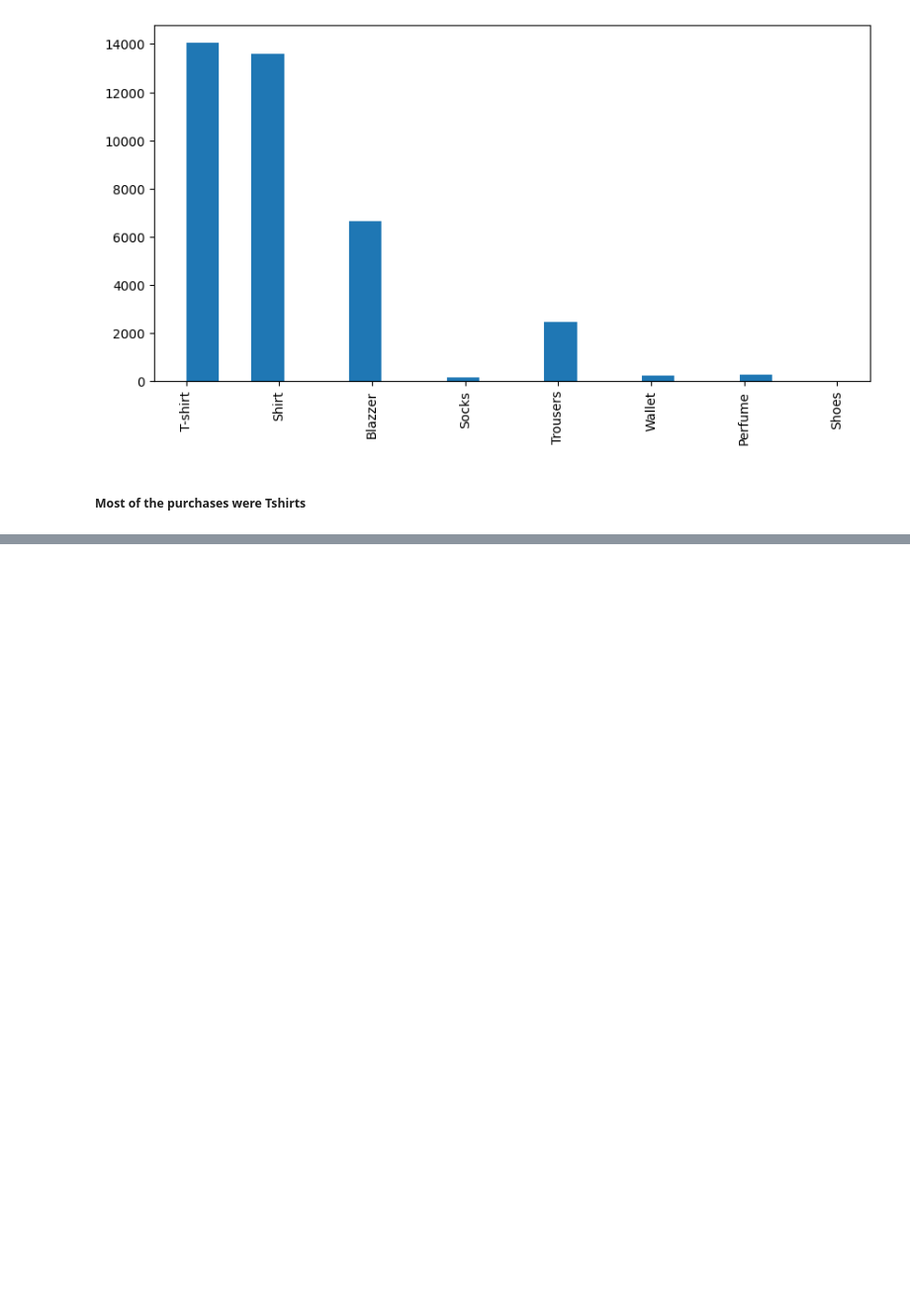
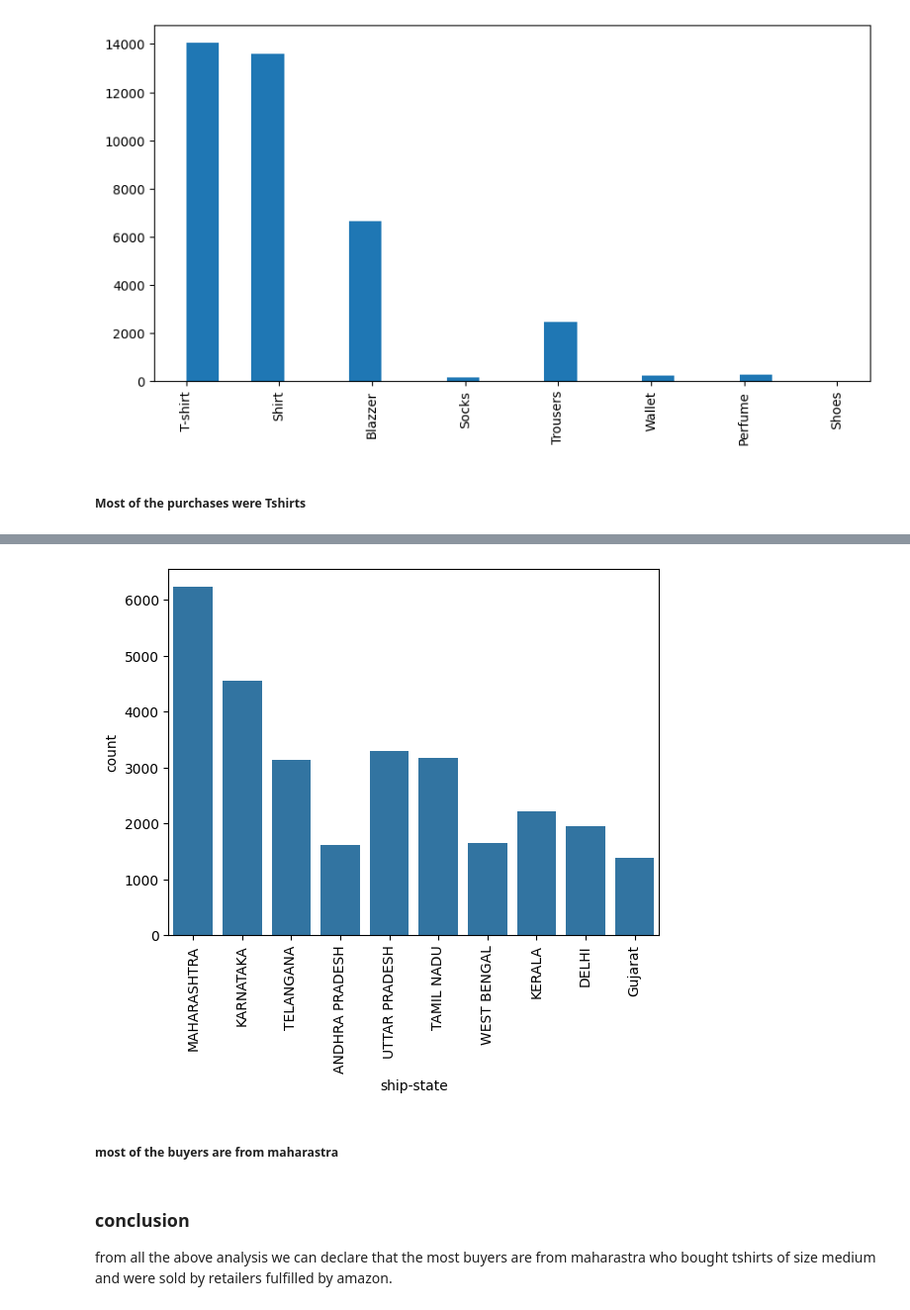
Before and after one commit to neekunj-369/DataAnalytics, a Jupyter notebook: Amazonsales.ipynb, the cells around one changed output, grey strips where cells are left out. Shown at 99% size. Drawn from its saved outputs; the diff is of its cells as text; code cells hidden in the pictures; blank space fills up the shorter version.

Commit message:
done with the analysis of amazon sales

```diff
--- a/Amazonsales.ipynb
+++ b/Amazonsales.ipynb
@@ -221,0 +249,14 @@ plt.show()
+# %%
+top=df['ship-state'].value_counts().head(10)
+# %%
+sns.countplot(data=df[df['ship-state'].isin(top.index)],x='ship-state')
+plt.xticks(rotation=90)
+plt.show()
+# %% [output]
+[figure, added]
+# %% [markdown]
+##### most of the buyers are from maharastra
+# %% [markdown]
+### conclusion
+
+from all the above analysis we can declare that the most buyers are from maharastra who bought tshirts of size medium and were sold by retailers fulfilled by amazon.
```
Also changed, not shown: parts of 5 cells of this notebook.
